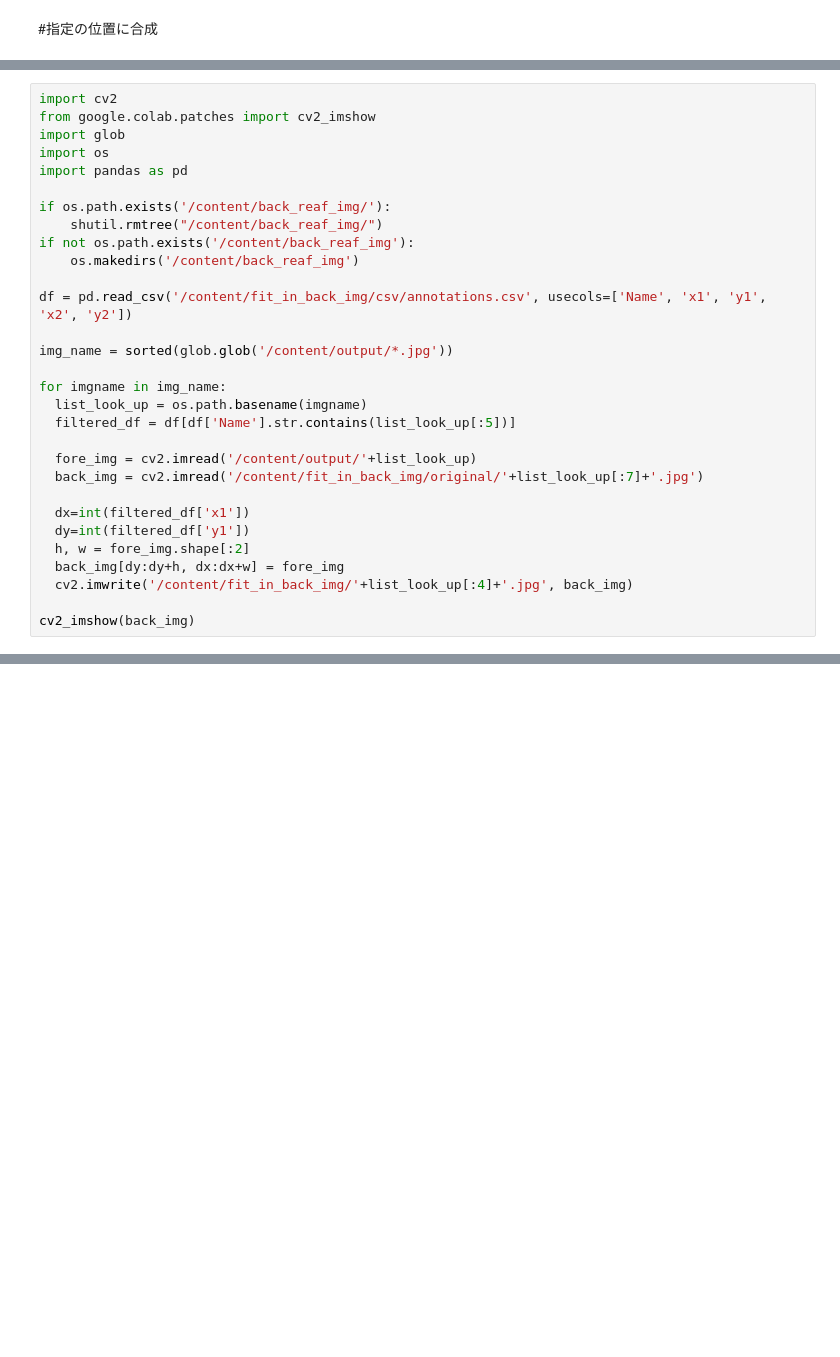
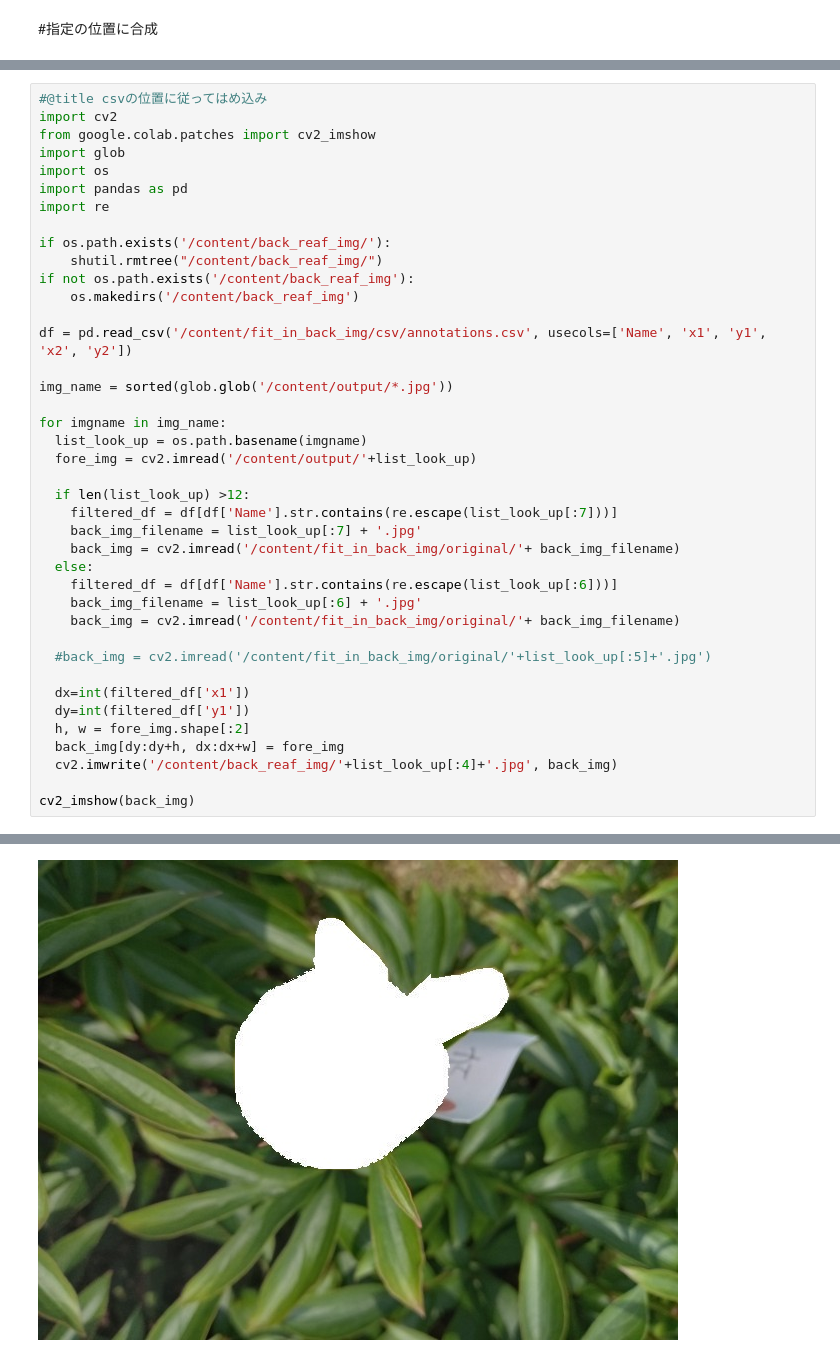
Before and after one commit to 1900690/image-movie-editing, a Jupyter notebook: 背景と合成.ipynb, the cells around one changed output, grey strips where cells are left out. Saved outputs shown, nothing was run; the diff lists cells and outputs as text; blank space fills up the shorter version.

```diff
--- a/背景と合成.ipynb
+++ b/背景と合成.ipynb
@@ -280,11 +279,13 @@ else:
 #zipを消す
 os.remove('/content/'+file_name)
 # %%
+#@title csvの位置に従ってはめ込み
 import cv2
 from google.colab.patches import cv2_imshow
 import glob
 import os
 import pandas as pd
+import re
 
 if os.path.exists('/content/back_reaf_img/'):
     shutil.rmtree("/content/back_reaf_img/")
@@ -297,16 +298,24 @@ img_name = sorted(glob.glob('/content/output/*.jpg'))
 
 for imgname in img_name:
   list_look_up = os.path.basename(imgname)
-  filtered_df = df[df['Name'].str.contains(list_look_up[:5])]
+  fore_img = cv2.imread('/content/output/'+list_look_up)
 
-  fore_img = cv2.imread('/content/output/'+list_look_up)
-  back_img = cv2.imread('/content/fit_in_back_img/original/'+list_look_up[:7]+'.jpg')
+  if len(list_look_up) >12:
+    filtered_df = df[df['Name'].str.contains(re.escape(list_look_up[:7]))]
+    back_img_filename = list_look_up[:7] + '.jpg'
+    back_img = cv2.imread('/content/fit_in_back_img/original/'+ back_img_filename)
+  else:
+    filtered_df = df[df['Name'].str.contains(re.escape(list_look_up[:6]))]
+    back_img_filename = list_look_up[:6] + '.jpg'
+    back_img = cv2.imread('/content/fit_in_back_img/original/'+ back_img_filename)
+
+  #back_img = cv2.imread('/content/fit_in_back_img/original/'+list_look_up[:5]+'.jpg')
 
   dx=int(filtered_df['x1'])
   dy=int(filtered_df['y1'])
   h, w = fore_img.shape[:2]
   back_img[dy:dy+h, dx:dx+w] = fore_img
-  cv2.imwrite('/content/fit_in_back_img/'+list_look_up[:4]+'.jpg', back_img)
+  cv2.imwrite('/content/back_reaf_img/'+list_look_up[:4]+'.jpg', back_img)
 
 cv2_imshow(back_img)
 # %% [output]
@@ -313,0 +322 @@ error: missing ), unterminated subpattern at position 4
+[figure, added]
```
Also changed, not shown: parts of 12 cells of this notebook.
